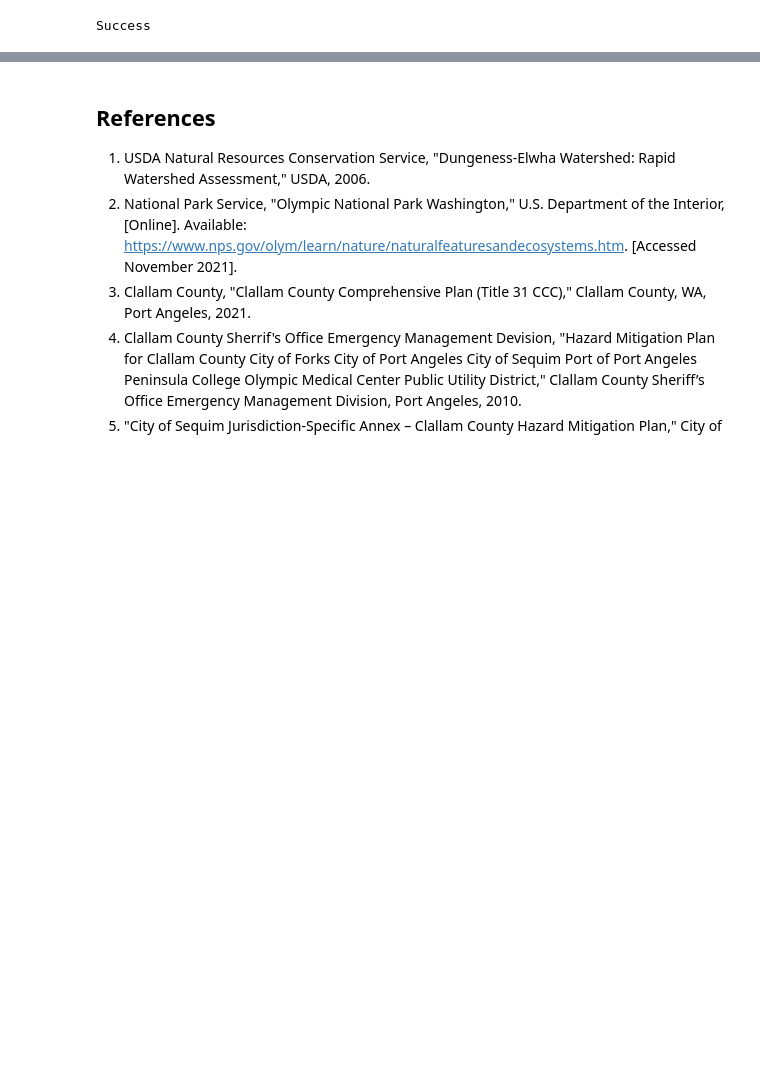
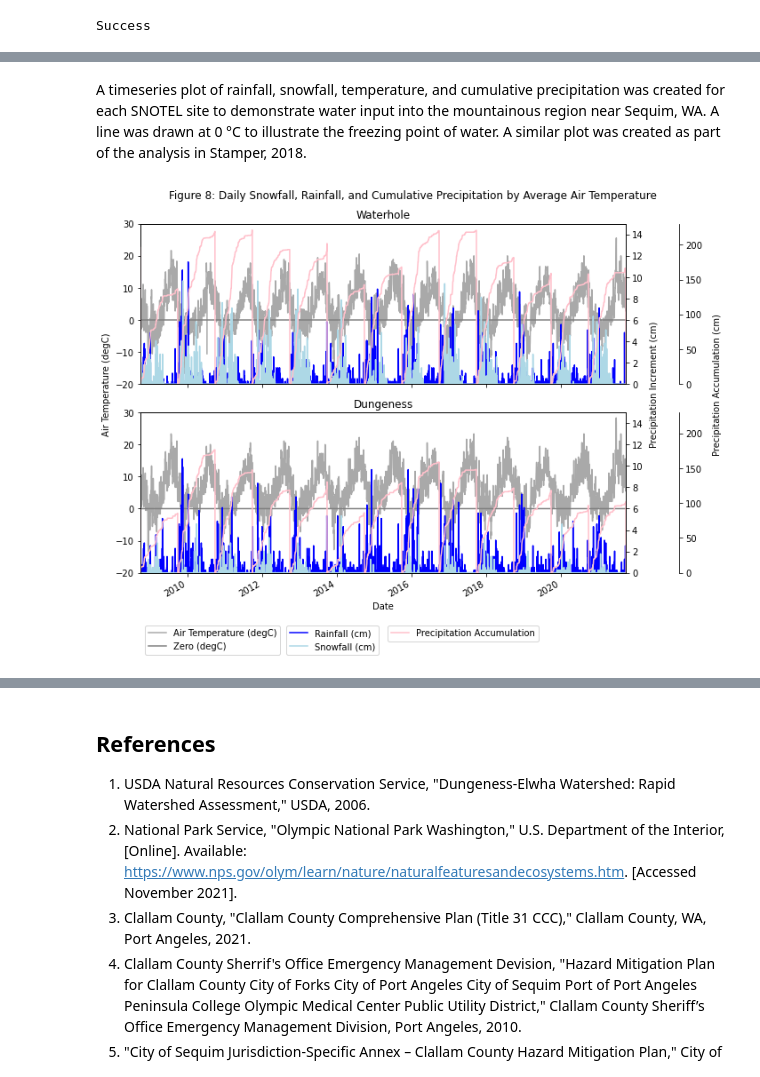
Before and after one commit to postitnote6/ESCI_895_Final_Project, a Jupyter notebook: Final_Project_MPV.ipynb, the cells around one changed output, grey strips where cells are left out. Cells and saved outputs as stored; diff of their text form; code cells hidden in the pictures; blank space fills up the shorter version.

```diff
--- a/Final_Project_MPV.ipynb
+++ b/Final_Project_MPV.ipynb
@@ -318,0 +374,78 @@ Two timeseries of SWE were created for the Waterhole and Dungeness sites. Each p
+# %% [markdown]
+A timeseries plot of rainfall, snowfall, temperature, and cumulative precipitation was created for each SNOTEL site to demonstrate water input into the mountainous region near Sequim, WA. A line was drawn at 0 °C to illustrate the freezing point of water. A similar plot was created as part of the analysis in Stamper, 2018.
+# %%
+# Function for plotting daily precipitation data vs daily average temperature
+
+def plotprecip(df1, df2, start_date, end_date, figure_num):
+
+    fig, (ax, ax2) = plt.subplots(2,1, sharex = True, figsize = (10,7.5))
+
+    fig.suptitle(figure_num + ': Daily Snowfall, Rainfall, and Cumulative Precipitation by Average Air Temperature')
+    ax2.set_xlabel('Date')
+    ax.set_xlim(start_date, end_date)
+    ax2.set_xlim(start_date, end_date)
+    ax.set_title('Waterhole')
+    ax2.set_title('Dungeness')
+
+    ax.plot(df1.index, df1['Air Temperature Average (degC)'], color = 'darkgray', label = 'Air Temperature (degC)')
+    ax.plot(df1.index, df1['Zero'], color = 'gray', label = 'Zero (degC)')
+
+    ax1 = ax.twinx()
+    ax1.plot(df1['Rainfall'], color = 'blue', label = 'Rainfall (cm)')
+    ax1.plot(df1['Snowfall'], color = 'lightblue', label = 'Snowfall (cm)')
+
+    ax2.plot(df2.index, df2['Air Temperature Average (degC)'], color = 'darkgray', label = 'Air Temperature (degC)')
+    ax2.plot(df2.index, df2['Zero'], color = 'gray', label = 'Zero (degC)')
+
+
+    ax3 = ax2.twinx()
+    ax3.plot(df2['Rainfall'], color = 'blue', label = 'Rainfall (cm)')
+    ax3.plot(df2['Snowfall'], color = 'lightblue', label = 'Snowfall (cm)')
+
+    ax4 = ax.twinx()
+    ax4.plot(df1['Precipitation Accumulation (cm)'], color = 'pink', label = 'Precipitation Accumulation')
+    ax4.spines['right'].set_position(('outward', 60))
+
+    ax5 = ax2.twinx()
+    ax5.plot(df2['Precipitation Accumulation (cm)'], color = 'pink', label = 'Precipitation Accumulation')
+    ax5.spines['right'].set_position(('outward', 60))
+
+    ax.set_ylabel('Air Temperature (degC)')
+    ax1.set_ylabel('Precipitation Increment (cm)')
+    ax4.set_ylabel('Precipitation Accumulation (cm)')
+
+    ax.set_ylim(bottom = -20, top = 30)
+    ax2.set_ylim(bottom = -20, top = 30)
+
+    ax1.set_ylim(bottom = 0, top = 15)
+    ax3.set_ylim(bottom = 0, top = 15)
+
+    ax4.set_ylim(bottom = 0, top = 230)
+    ax5.set_ylim(bottom = 0, top = 230)
+
+    ax.yaxis.set_label_coords(-0.06,0)
+    ax1.yaxis.set_label_coords(1.05,0)
+    ax4.yaxis.set_label_coords(1.18,0)
+
+    ax2.legend(loc = 'upper left', bbox_to_anchor = (0,-0.3))
+    ax3.legend(loc = 'upper right', bbox_to_anchor = (0.5,-0.3))
+    ax5.legend(loc = 'upper left', bbox_to_anchor = (0.5, -0.3))
+
+    fig.autofmt_xdate()
+    fig.tight_layout(pad = 1)
+
+    '''Function inputs include:
+    df1 = Dataframe including average temperature, snowfall, rainfall, cumulative precipitation and datetime index
+    df2 = Dataframe including average temperature, snowfall, rainfall, cumulative precipitation and datetime index
+    dfgw = Dataframe including groundwater levels and datetime index
+    start_date = Start date as datetime index
+    end_date = End date as datetime index
+    figure_num = Figure number assigned to output plot as string
+
+    Returns plot of snowfall, rainfall, SWE, and groundwater levels for each day of water year.
+    '''
+
+# Run function for Waterhole and Dungeness
+plotprecip(dfwaterhole, dfdungeness, startdate, enddate, 'Figure 8')
+# %% [output]
+[figure, added]
```
Also changed, not shown: parts of 85 cells of this notebook.
